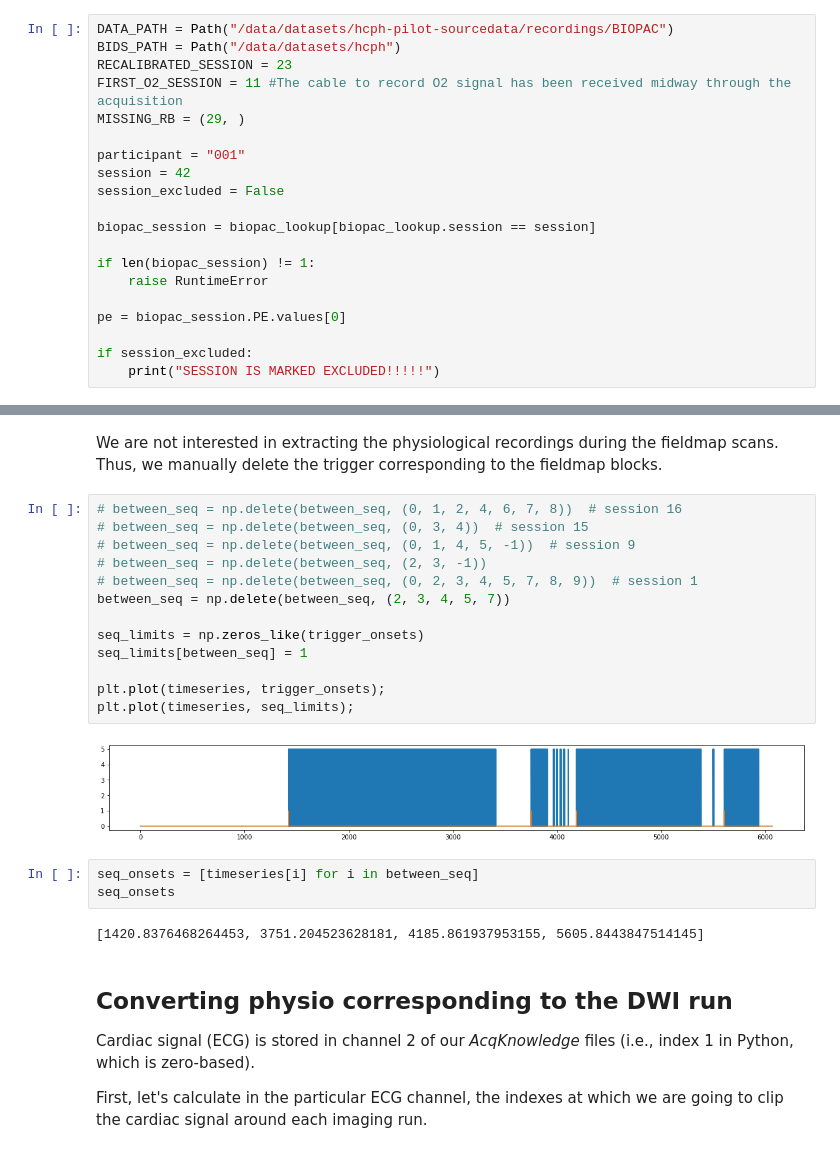
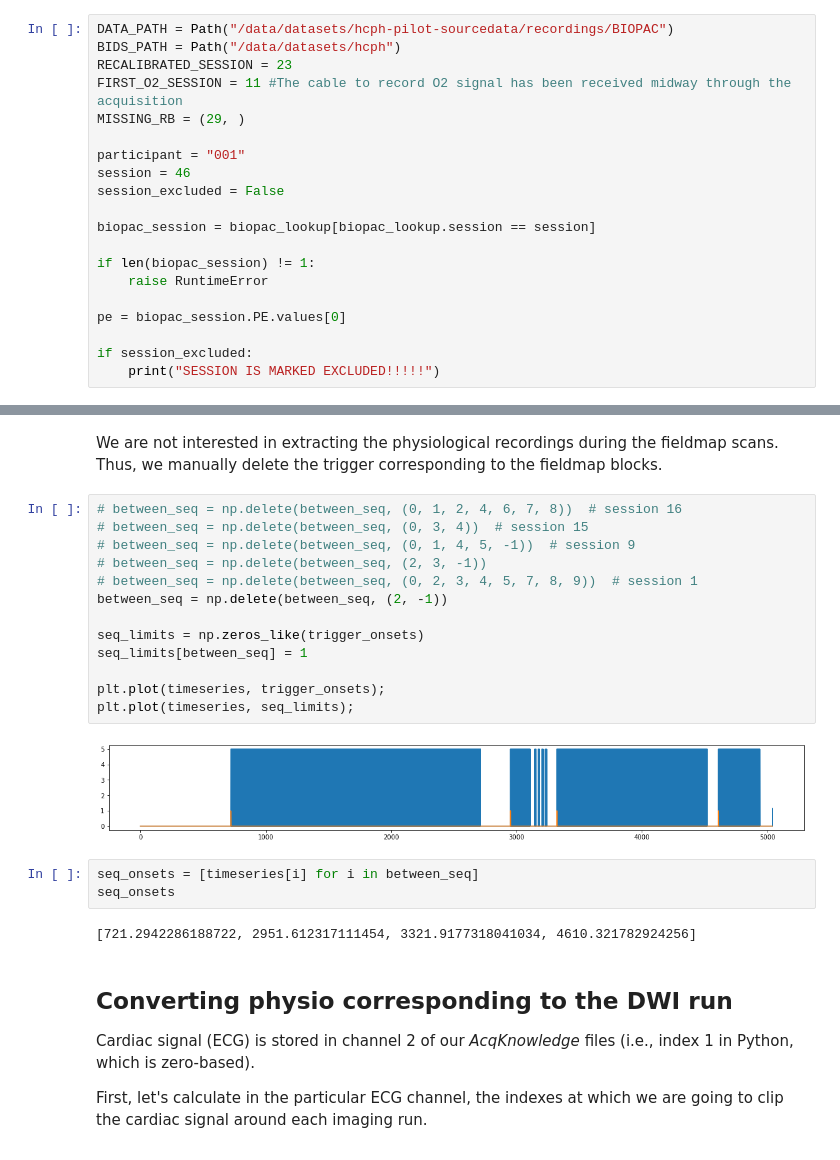
Before and after one commit to oesteban/hcph-sops, a Jupyter notebook: code/physioconv/physio-to-bids.ipynb, the cells around one changed output, grey strips where cells are left out. Saved outputs shown, nothing was run; the diff lists cells and outputs as text.

Commit message:
enh: add sessions 43-46 (physio and events)

```diff
--- a/code/physioconv/physio-to-bids.ipynb
+++ b/code/physioconv/physio-to-bids.ipynb
@@ -52,7 +52,7 @@ FIRST_O2_SESSION = 11 #The cable to record O2 signal has been received midway th
 MISSING_RB = (29, )
 
 participant = "001"
-session = 42
+session = 46
 session_excluded = False
 
 biopac_session = biopac_lookup[biopac_lookup.session == session]
@@ -168,23 +168,23 @@ We are not interested in extracting the physiological recordings during the fiel
 # %%
 # between_seq = np.delete(between_seq, (0, 1, 2, 4, 6, 7, 8))  # session 16
 # between_seq = np.delete(between_seq, (0, 3, 4))  # session 15
 # between_seq = np.delete(between_seq, (0, 1, 4, 5, -1))  # session 9
 # between_seq = np.delete(between_seq, (2, 3, -1))
 # between_seq = np.delete(between_seq, (0, 2, 3, 4, 5, 7, 8, 9))  # session 1
-between_seq = np.delete(between_seq, (2, 3, 4, 5, 7))
+between_seq = np.delete(between_seq, (2, -1))
 
 seq_limits = np.zeros_like(trigger_onsets)
 seq_limits[between_seq] = 1
 
 plt.plot(timeseries, trigger_onsets);
 plt.plot(timeseries, seq_limits);
 # %% [output]
-[figure, old version]
+[figure, new version]
 # %%
 seq_onsets = [timeseries[i] for i in between_seq]
 seq_onsets
 # %% [output]
-[1420.8376468264453, 3751.204523628181, 4185.861937953155, 5605.8443847514145]
+[721.2942286188722, 2951.612317111454, 3321.9177318041034, 4610.321782924256]
 # %% [markdown]
 ## Converting physio corresponding to the DWI run
 
```
Also changed, not shown: parts of 25 cells of this notebook, 3 other files.
